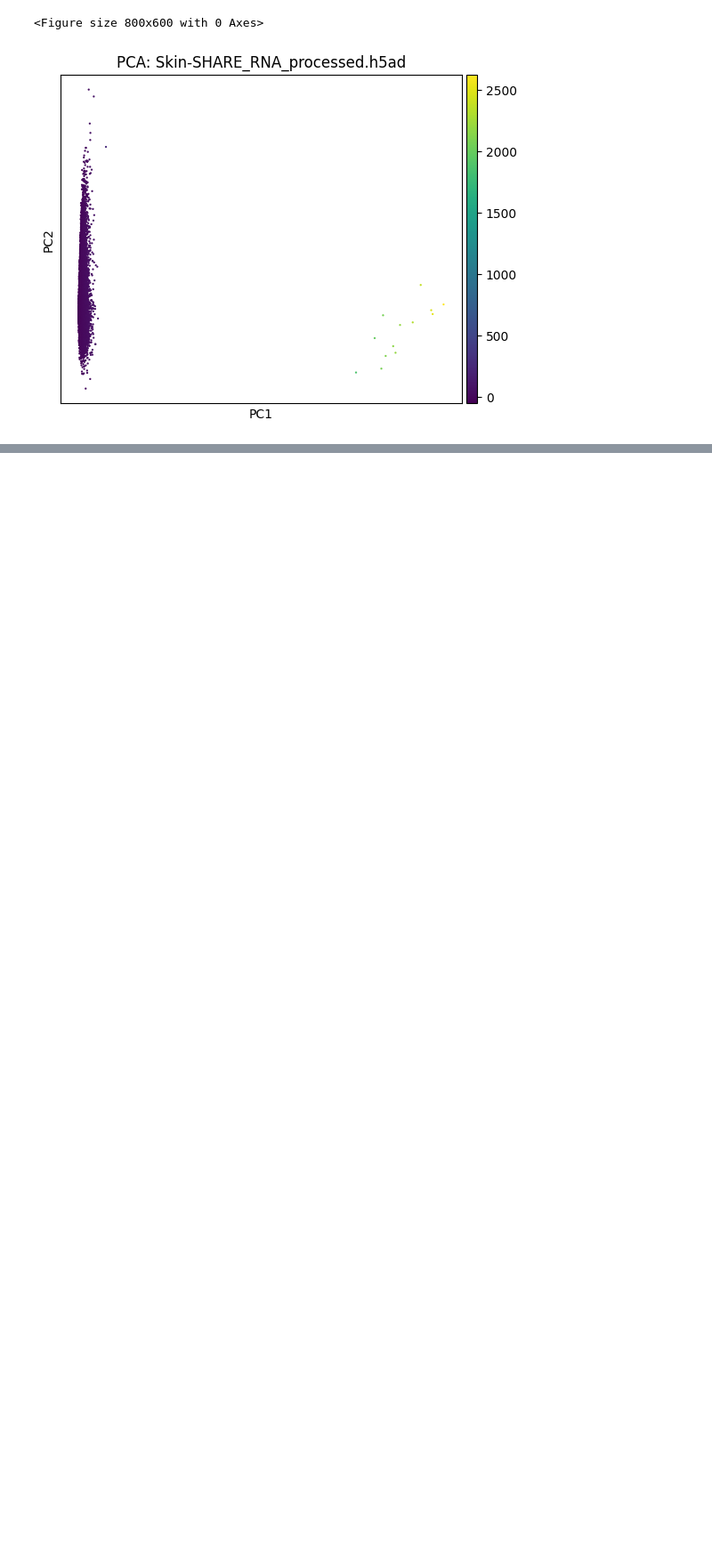
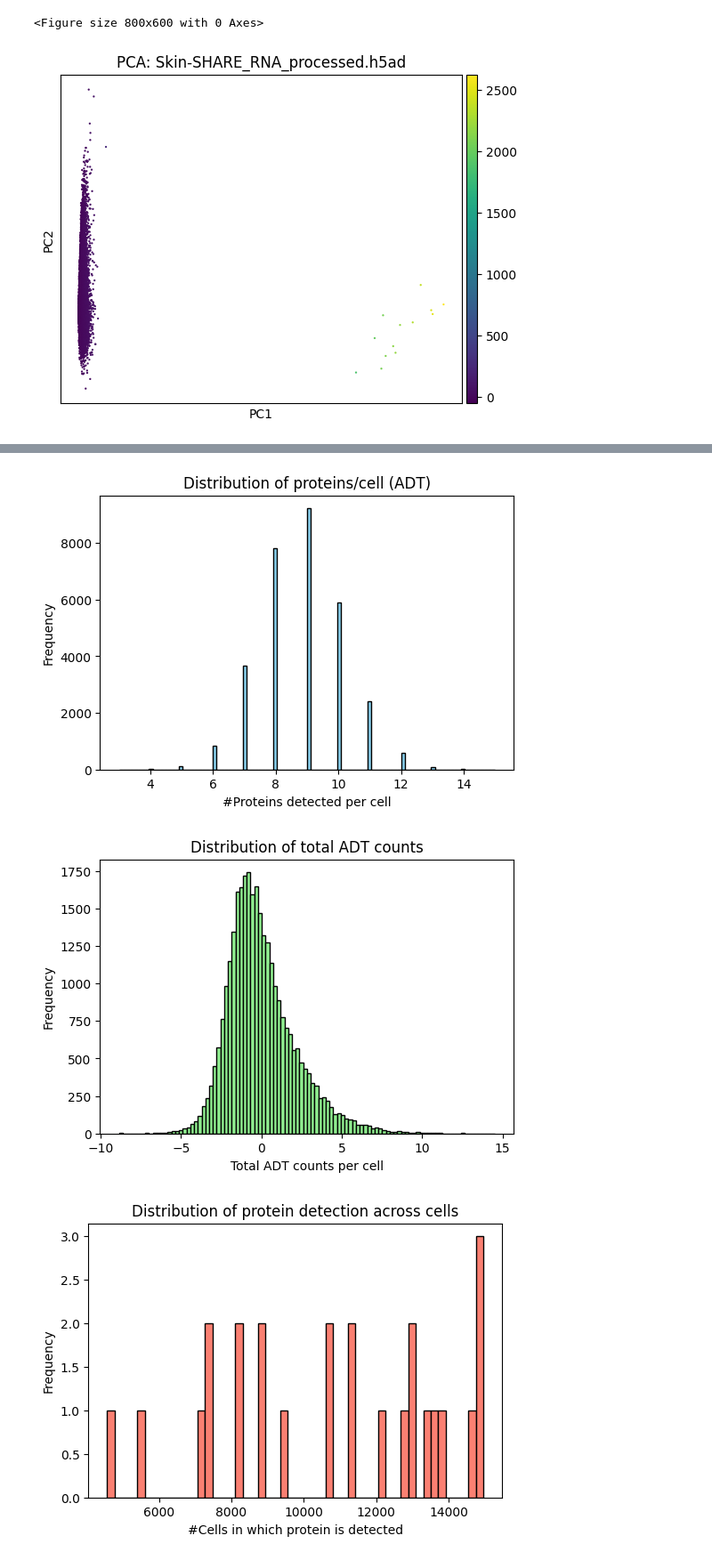
Before and after one commit to ZW471/MultiOmicsIntegration, a Jupyter notebook: datasets/data_preprocessing_and_reduction.ipynb, the cells around one changed output, grey strips where cells are left out. Shown at 89% size. Cells and saved outputs as stored; diff of their text form; code cells hidden in the pictures; blank space fills up the shorter version.

Commit message:
add data filtering and reduction to atac and adt files

```diff
--- a/datasets/data_preprocessing_and_reduction.ipynb
+++ b/datasets/data_preprocessing_and_reduction.ipynb
@@ -211,0 +214,67 @@ for rna_file in rna_files:
+# %%
+# =============== ADT Data Exploration ===============
+adt_file = "data/processed/BM-CITE_ADT.h5ad" # change to see other files
+adata_adt = sc.read_h5ad(adt_file)
+
+from scipy.sparse import issparse
+
+# 1) Number of proteins detected per cell
+if issparse(adata_adt.X):
+    adata_adt.obs["n_proteins"] = (adata_adt.X > 0).sum(axis=1).A1
+else:
+    adata_adt.obs["n_proteins"] = (adata_adt.X > 0).sum(axis=1)
+
+# 2) Total ADT counts per cell
+if issparse(adata_adt.X):
+    adata_adt.obs["total_ADT_counts"] = adata_adt.X.sum(axis=1).A1
+else:
+    adata_adt.obs["total_ADT_counts"] = adata_adt.X.sum(axis=1)
+
+# --- Plot # of proteins per cell ---
+plt.figure(figsize=(6,4))
+plt.hist(adata_adt.obs["n_proteins"], bins=100, color="skyblue", edgecolor="black")
+plt.xlabel("#Proteins detected per cell")
+plt.ylabel("Frequency")
+plt.title("Distribution of proteins/cell (ADT)")
+plt.show()
+
+# --- Plot total ADT counts per cell ---
+plt.figure(figsize=(6,4))
+plt.hist(adata_adt.obs["total_ADT_counts"], bins=100, color="lightgreen", edgecolor="black")
+plt.xlabel("Total ADT counts per cell")
+plt.ylabel("Frequency")
+plt.title("Distribution of total ADT counts")
+plt.show()
+
+# 3) Number of cells in which each protein is detected
+if issparse(adata_adt.X):
+    n_cells_per_protein = (adata_adt.X > 0).sum(axis=0).A1
+else:
+    n_cells_per_protein = (adata_adt.X > 0).sum(axis=0)
+
+plt.figure(figsize=(6,4))
+plt.hist(n_cells_per_protein, bins=50, color="salmon", edgecolor="black")
+plt.xlabel("#Cells in which protein is detected")
+plt.ylabel("Frequency")
+plt.title("Distribution of protein detection across cells")
+plt.show()
+
+# 4) Test different thresholds for min_proteins
+thresholds = [5, 10, 20, 30, 50]
+remaining_cells = []
+for t in thresholds:
+    tmp = adata_adt.copy()
+    # Filter out cells with fewer than 't' detected proteins
+    sc.pp.filter_cells(tmp, min_genes=t)
+    remaining_cells.append(tmp.n_obs)
+
+plt.figure(figsize=(6,4))
+plt.plot(thresholds, remaining_cells, marker='o')
+plt.xlabel("min_proteins threshold")
+plt.ylabel("Number of cells retained")
+plt.title("Impact of different min_proteins thresholds (ADT)")
+plt.show()
+# %% [output]
+[figure, added]
+[figure, added]
+[figure, added]
```
Also changed, not shown: parts of 13 cells of this notebook.
